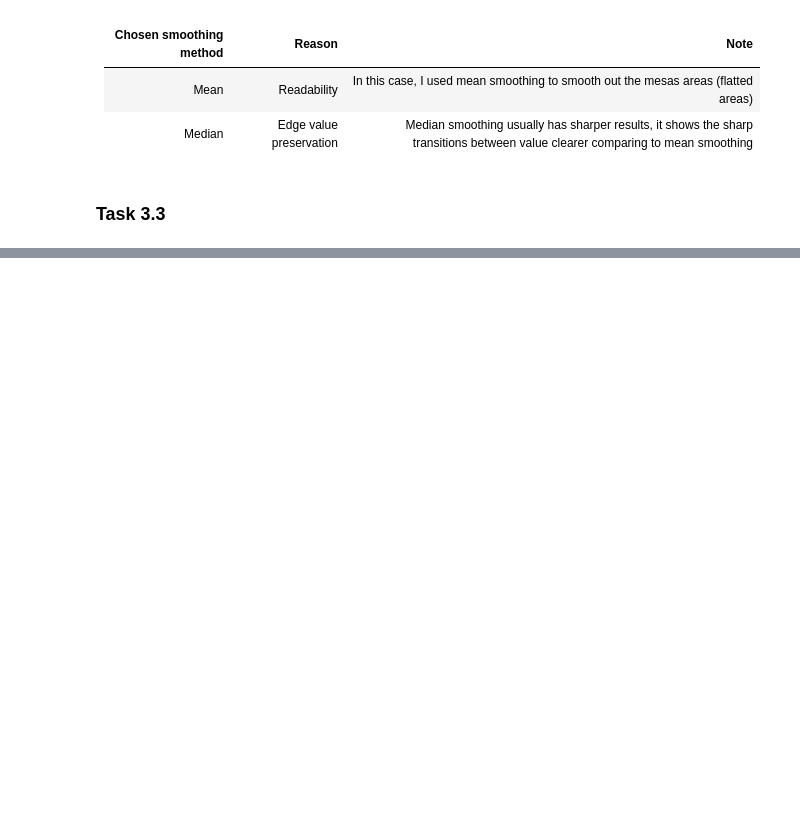
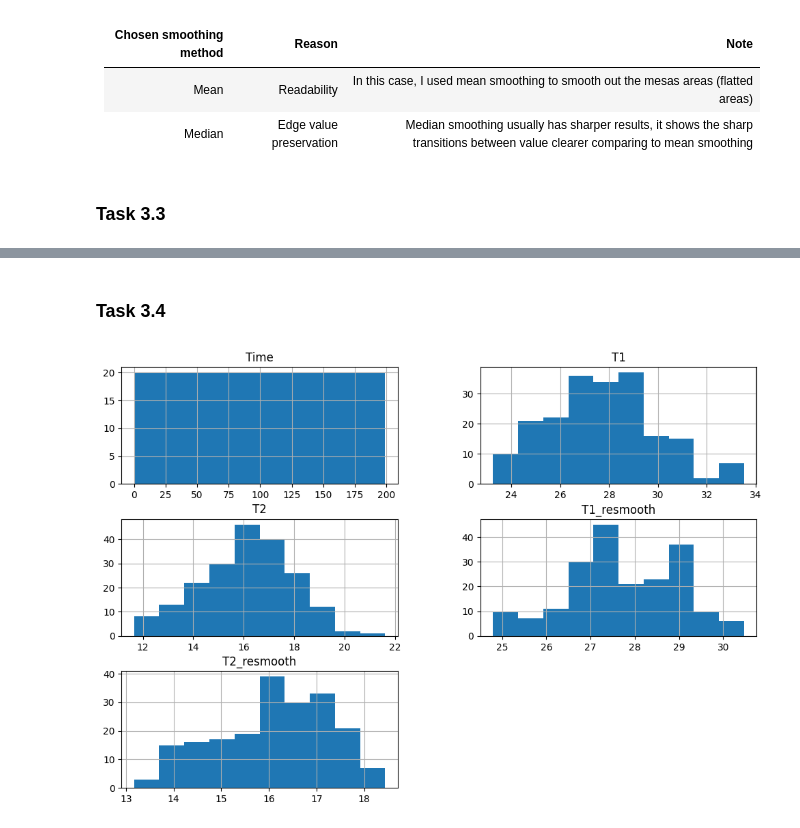
Before and after one commit to mpn1008/RM_assignments, a Jupyter notebook: RM_A03_Group_B/RM_A03_Group.ipynb, the cells around one changed output, grey strips where cells are left out. Cells and saved outputs as stored; diff of their text form; code cells hidden in the pictures; blank space fills up the shorter version.

```diff
--- a/RM_A03_Group_B/RM_A03_Group.ipynb
+++ b/RM_A03_Group_B/RM_A03_Group.ipynb
@@ -229,0 +261,6 @@ The Pearson correlation coefficient between T2 and Time is: 0.0289
+# %% [markdown]
+### Task 3.4
+# %%
+df.hist()
+# %% [output]
+[figure, added]
```
Also changed, not shown: parts of 13 cells of this notebook.
